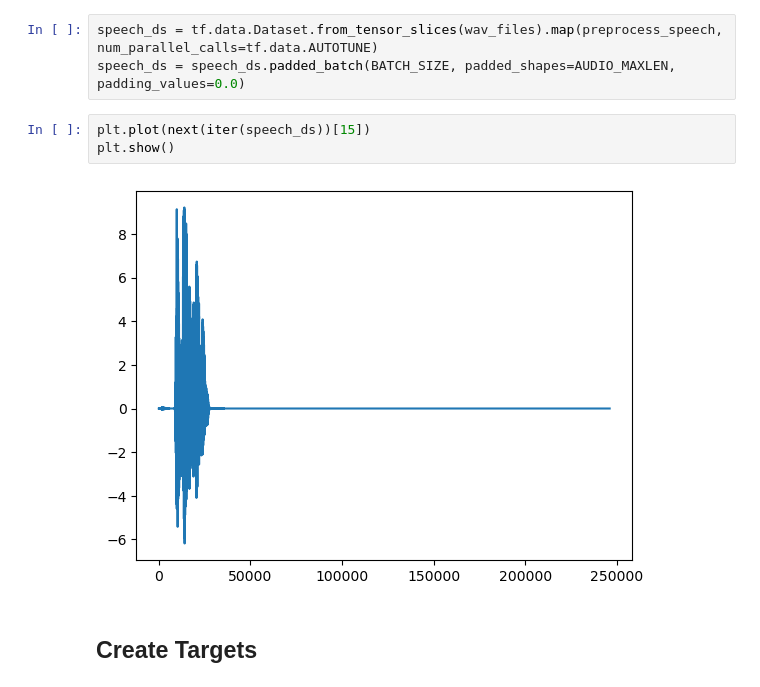
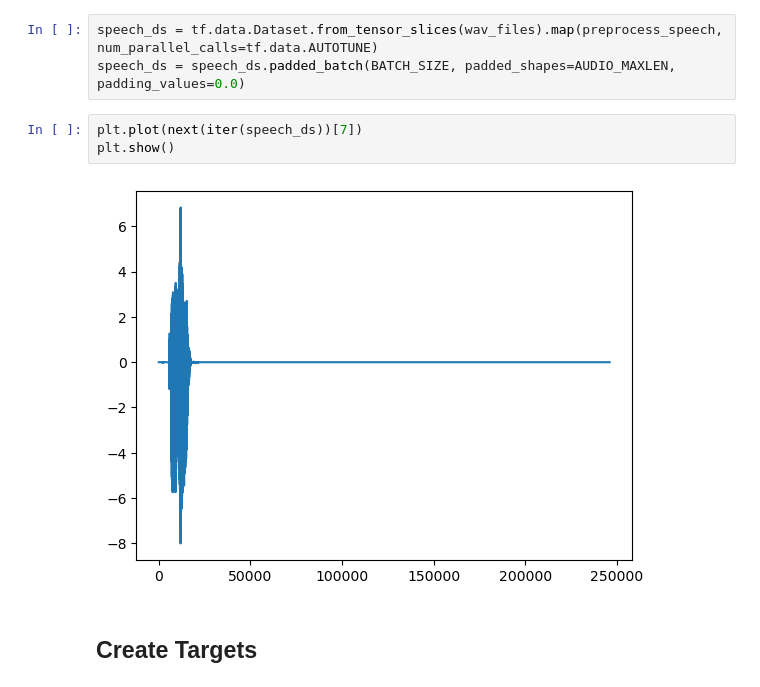
Before and after one commit to serchsm/SLU, a Jupyter notebook: SLU-Wav2Vec-TF.ipynb, the cells around one changed output. Saved outputs shown, nothing was run; the diff lists cells and outputs as text.

```diff
--- a/SLU-Wav2Vec-TF.ipynb
+++ b/SLU-Wav2Vec-TF.ipynb
@@ -157,10 +160,10 @@ def preprocess_speech(file_path):
 speech_ds = tf.data.Dataset.from_tensor_slices(wav_files).map(preprocess_speech, num_parallel_calls=tf.data.AUTOTUNE)
 speech_ds = speech_ds.padded_batch(BATCH_SIZE, padded_shapes=AUDIO_MAXLEN, padding_values=0.0)
 # %%
-plt.plot(next(iter(speech_ds))[15])
+plt.plot(next(iter(speech_ds))[7])
 plt.show()
 # %% [output]
-[figure, old version]
+[figure, new version]
 # %% [markdown]
 ## Create Targets
 # %% [markdown]
```
Also changed, not shown: parts of 16 cells of this notebook.
